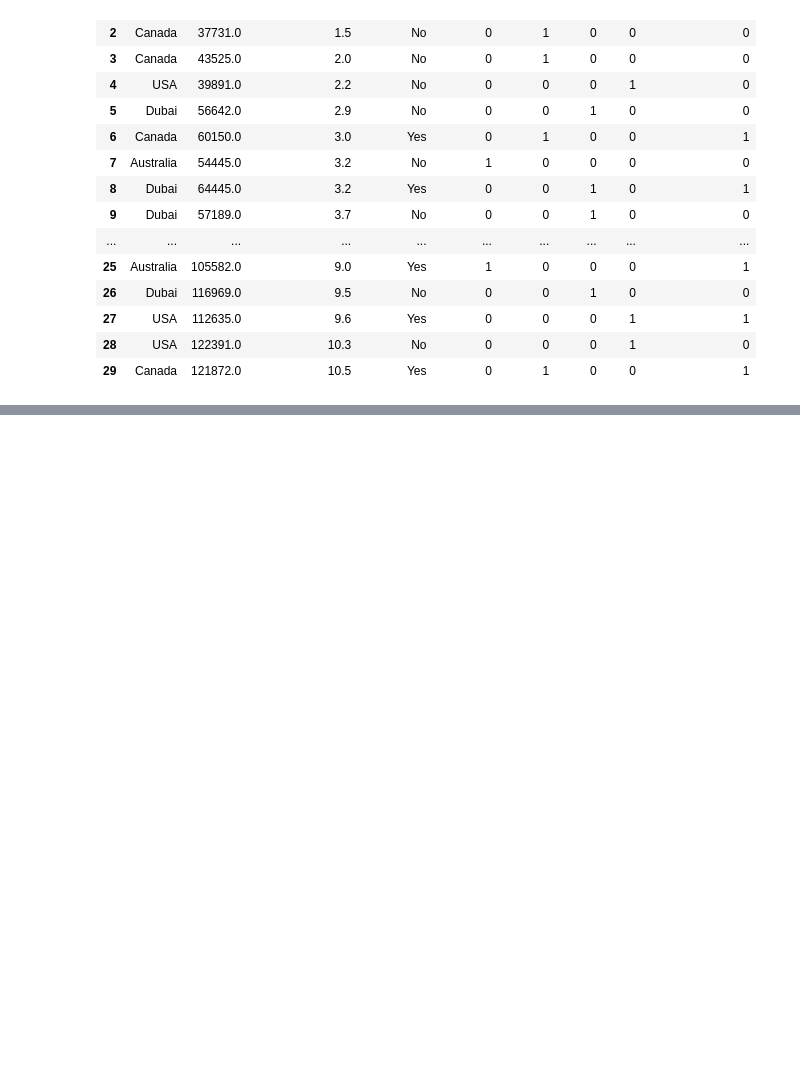
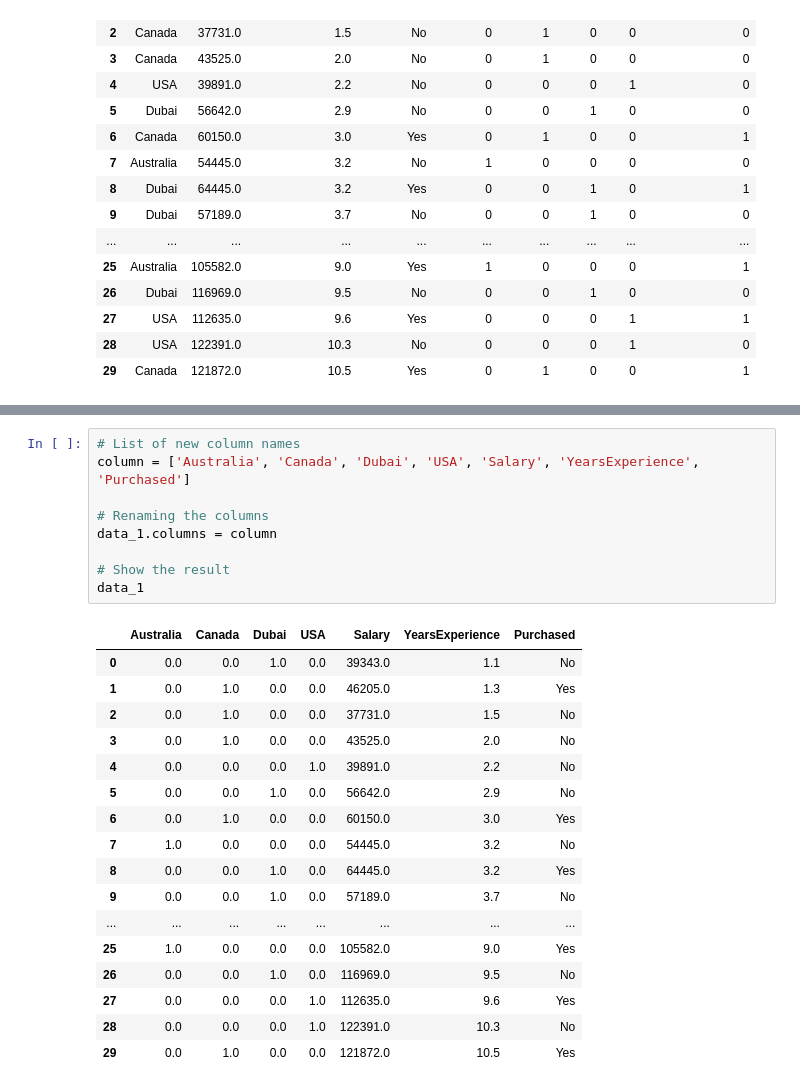
Before and after one commit to Namir50/Data-Science-Machine-learning-tutorial, a Jupyter notebook: Data Preprocessing/6_handling_categorical_variables_using_scikitlearn.ipynb, the cells around one changed output, grey strips where cells are left out. Cells and saved outputs as stored; diff of their text form; blank space fills up the shorter version.

```diff
--- a/Data Preprocessing/6_handling_categorical_variables_using_scikitlearn.ipynb
+++ b/Data Preprocessing/6_handling_categorical_variables_using_scikitlearn.ipynb
@@ -111,0 +161,27 @@ data
+# %%
+# List of new column names
+column = ['Australia', 'Canada', 'Dubai', 'USA', 'Salary', 'YearsExperience', 'Purchased']
+
+# Renaming the columns
+data_1.columns = column
+
+# Show the result
+data_1
+# %% [output]
+|  | Australia | Canada | Dubai | USA | Salary | YearsExperience | Purchased |
+| 0 | 0.0 | 0.0 | 1.0 | 0.0 | 39343.0 | 1.1 | No |
+| 1 | 0.0 | 1.0 | 0.0 | 0.0 | 46205.0 | 1.3 | Yes |
+| 2 | 0.0 | 1.0 | 0.0 | 0.0 | 37731.0 | 1.5 | No |
+| 3 | 0.0 | 1.0 | 0.0 | 0.0 | 43525.0 | 2.0 | No |
+| 4 | 0.0 | 0.0 | 0.0 | 1.0 | 39891.0 | 2.2 | No |
+| 5 | 0.0 | 0.0 | 1.0 | 0.0 | 56642.0 | 2.9 | No |
+| 6 | 0.0 | 1.0 | 0.0 | 0.0 | 60150.0 | 3.0 | Yes |
+| 7 | 1.0 | 0.0 | 0.0 | 0.0 | 54445.0 | 3.2 | No |
+| 8 | 0.0 | 0.0 | 1.0 | 0.0 | 64445.0 | 3.2 | Yes |
+| 9 | 0.0 | 0.0 | 1.0 | 0.0 | 57189.0 | 3.7 | No |
+| ... | ... | ... | ... | ... | ... | ... | ... |
+| 25 | 1.0 | 0.0 | 0.0 | 0.0 | 105582.0 | 9.0 | Yes |
+| 26 | 0.0 | 0.0 | 1.0 | 0.0 | 116969.0 | 9.5 | No |
+| 27 | 0.0 | 0.0 | 0.0 | 1.0 | 112635.0 | 9.6 | Yes |
+| 28 | 0.0 | 0.0 | 0.0 | 1.0 | 122391.0 | 10.3 | No |
+| 29 | 0.0 | 1.0 | 0.0 | 0.0 | 121872.0 | 10.5 | Yes |
```
Also changed, not shown: parts of 5 cells of this notebook.
